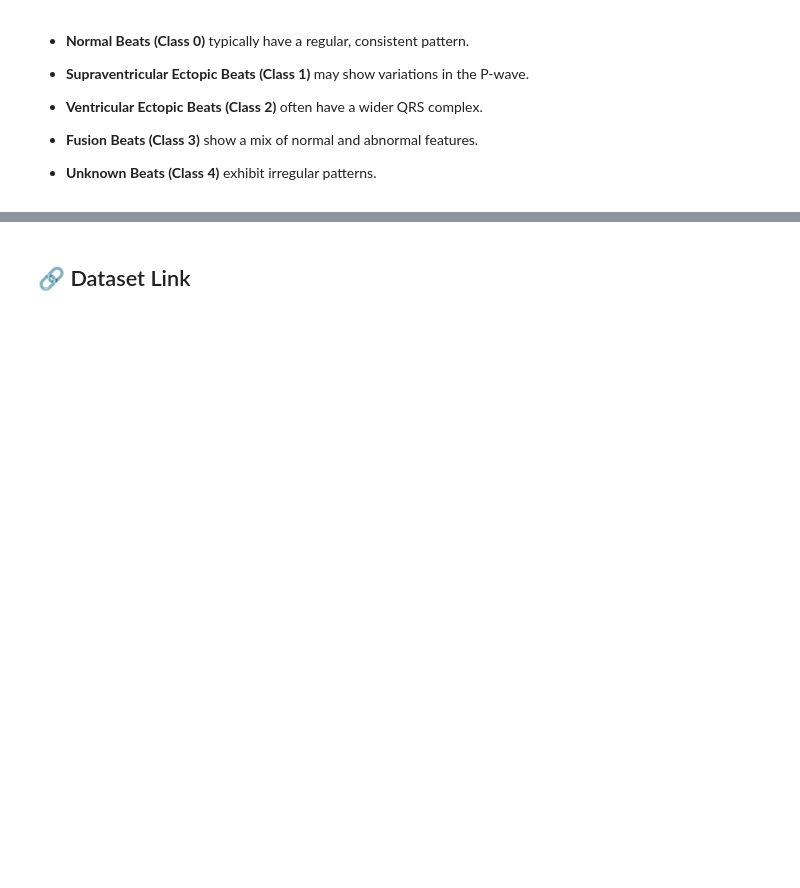
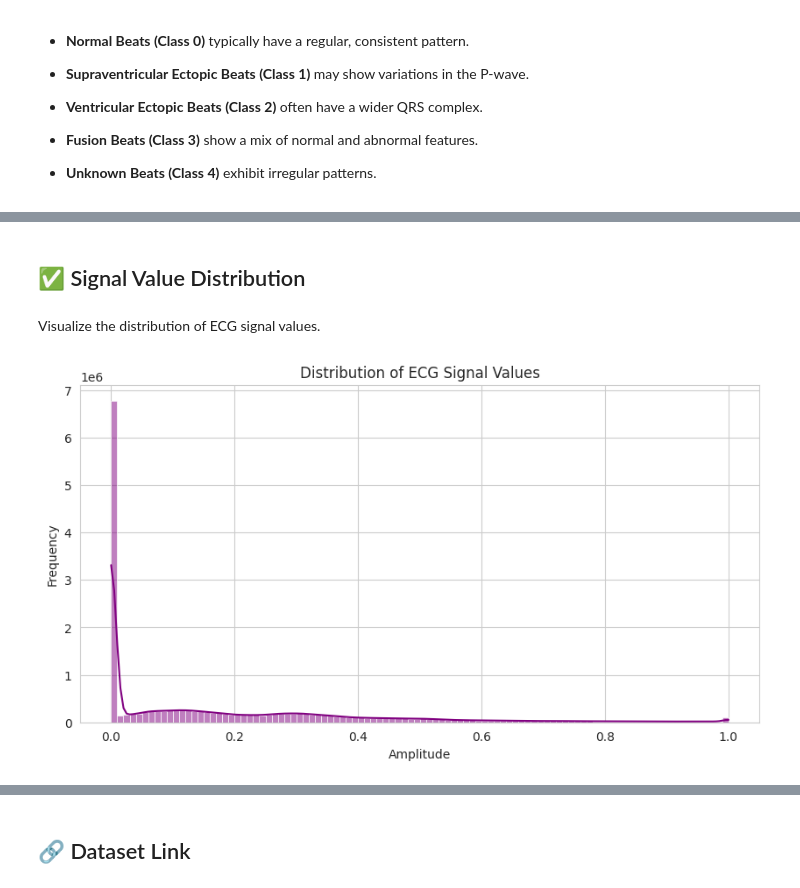
Before and after one commit to ancilcleetus/Time_Series_Project_01_ECG_Insight, a Jupyter notebook: notebooks/Kaggle_ECG_Heartbeat_Dataset_Exploration.ipynb, the cells around one changed output, grey strips where cells are left out. Cells and saved outputs as stored; diff of their text form; code cells hidden in the pictures; blank space fills up the shorter version.

```diff
--- a/notebooks/Kaggle_ECG_Heartbeat_Dataset_Exploration.ipynb
+++ b/notebooks/Kaggle_ECG_Heartbeat_Dataset_Exploration.ipynb
@@ -236,0 +262,13 @@ plt.show()
+# %% [markdown]
+## ✅ Signal Value Distribution
+# %% [markdown]
+Visualize the distribution of ECG signal values.
+# %%
+plt.figure(figsize=(10, 5))
+sns.histplot(train_df.iloc[:, :-1].values.flatten(), bins=100, kde=True, color='purple')
+plt.title("Distribution of ECG Signal Values")
+plt.xlabel("Amplitude")
+plt.ylabel("Frequency")
+plt.show()
+# %% [output]
+[figure, added]
```
Also changed, not shown: parts of 9 cells of this notebook.
